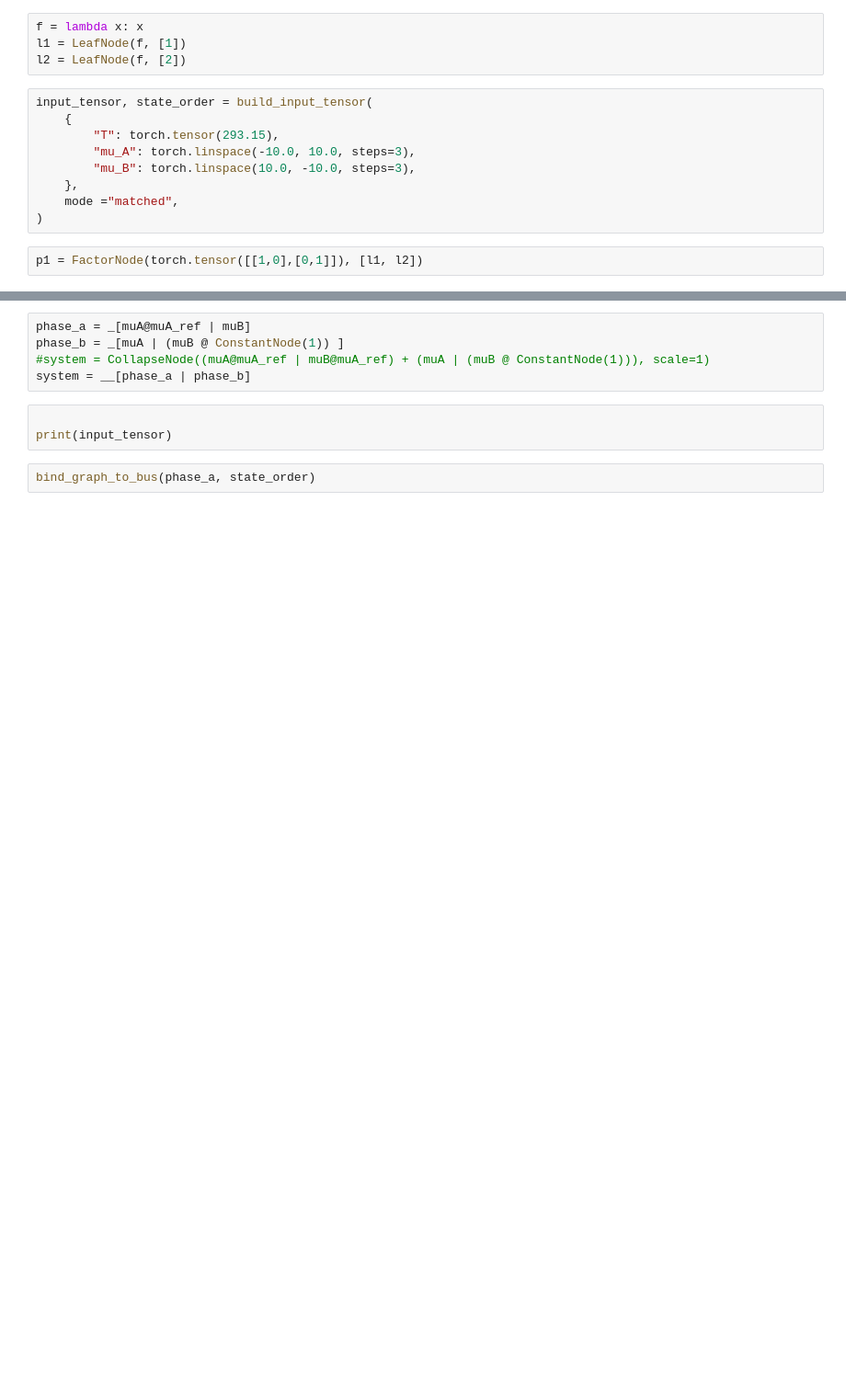
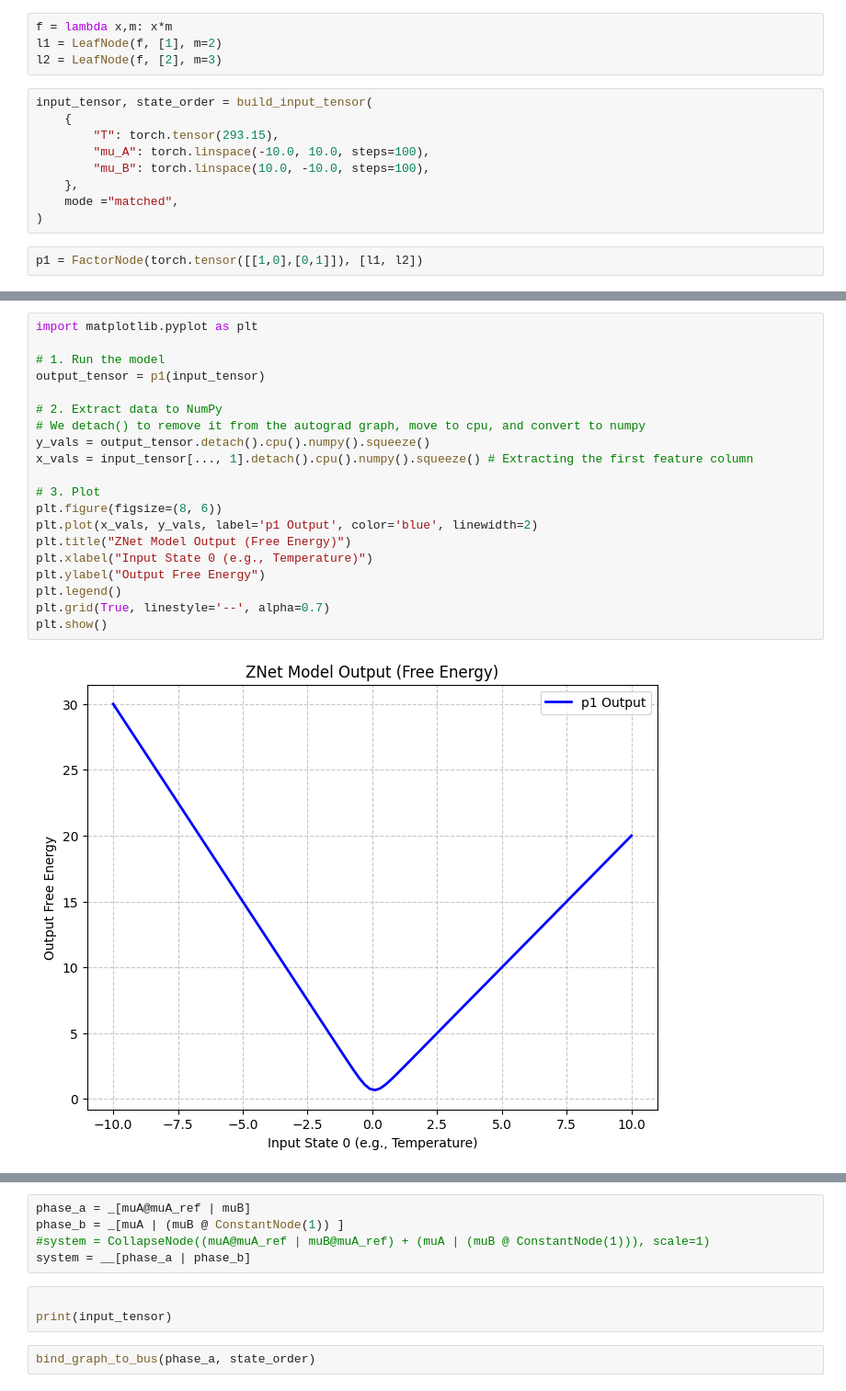
Before and after one commit to themintlab/Zgraph, a Jupyter notebook: examples/unit_test.ipynb, the cells around one changed output, grey strips where cells are left out. Shown at 92% size. Saved outputs shown, nothing was run; the diff lists cells and outputs as text; blank space fills up the shorter version.

Commit message:
moving to znet pure graph

```diff
--- a/examples/unit_test.ipynb
+++ b/examples/unit_test.ipynb
@@ -14,15 +14,15 @@ print("znet imported successfully")
 # %% [output]
 znet imported successfully
 # %%
-f = lambda x: x
-l1 = LeafNode(f, [1])
-l2 = LeafNode(f, [2])
+f = lambda x,m: x*m
+l1 = LeafNode(f, [1], m=2)
+l2 = LeafNode(f, [2], m=3)
 # %%
 input_tensor, state_order = build_input_tensor(
     {
         "T": torch.tensor(293.15),
-        "mu_A": torch.linspace(-10.0, 10.0, steps=3),
-        "mu_B": torch.linspace(10.0, -10.0, steps=3),
+        "mu_A": torch.linspace(-10.0, 10.0, steps=100),
+        "mu_B": torch.linspace(10.0, -10.0, steps=100),
     },
     mode ="matched",
 )
@@ -37,3 +51,25 @@ Set TORCHDYNAMO_VERBOSE=1 for the internal stack trace (please do this especiall
+# %%
+import matplotlib.pyplot as plt
+
+# 1. Run the model
+output_tensor = p1(input_tensor)
+
+# 2. Extract data to NumPy
+# We detach() to remove it from the autograd graph, move to cpu, and convert to numpy
+y_vals = output_tensor.detach().cpu().numpy().squeeze()
+x_vals = input_tensor[..., 1].detach().cpu().numpy().squeeze() # Extracting the first feature column
+
+# 3. Plot
+plt.figure(figsize=(8, 6))
+plt.plot(x_vals, y_vals, label='p1 Output', color='blue', linewidth=2)
+plt.title("ZNet Model Output (Free Energy)")
+plt.xlabel("Input State 0 (e.g., Temperature)")
+plt.ylabel("Output Free Energy")
+plt.legend()
+plt.grid(True, linestyle='--', alpha=0.7)
+plt.show()
+# %% [output]
+[figure, added]
 # %%
 muA= SourceNode("mu_A")
 muA_ref = ConstantNode(1)
```
Also changed, not shown: parts of 2 cells of this notebook, 13 other files.
